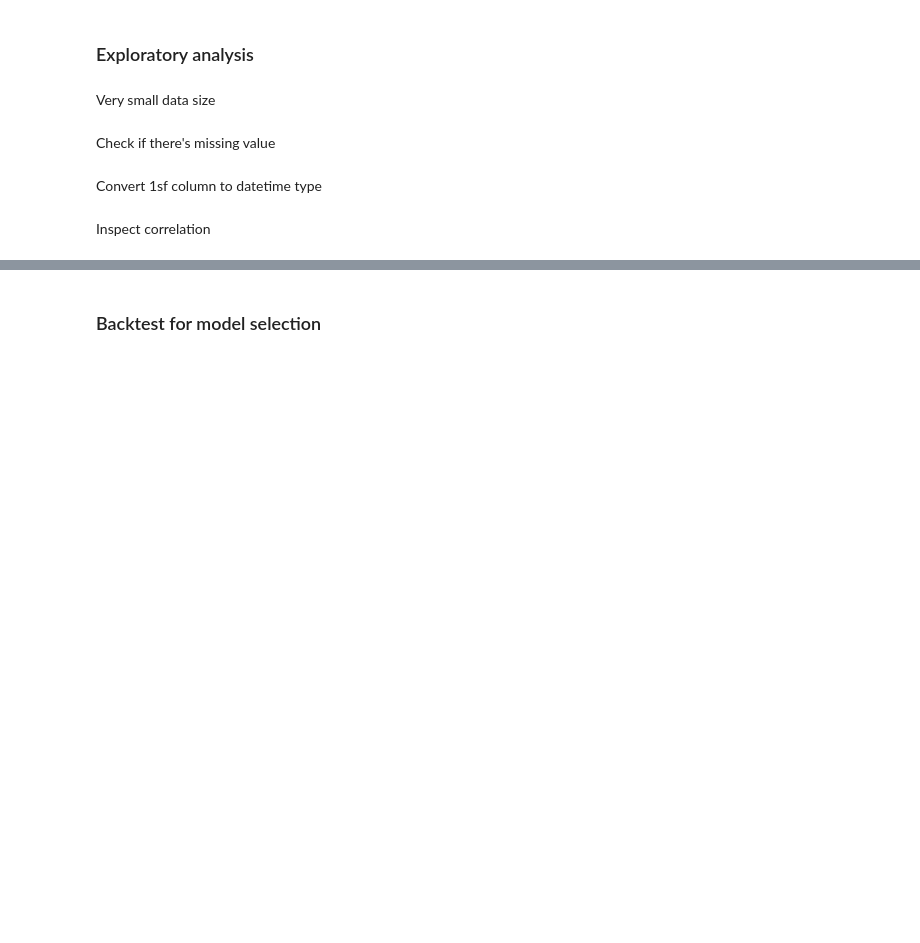
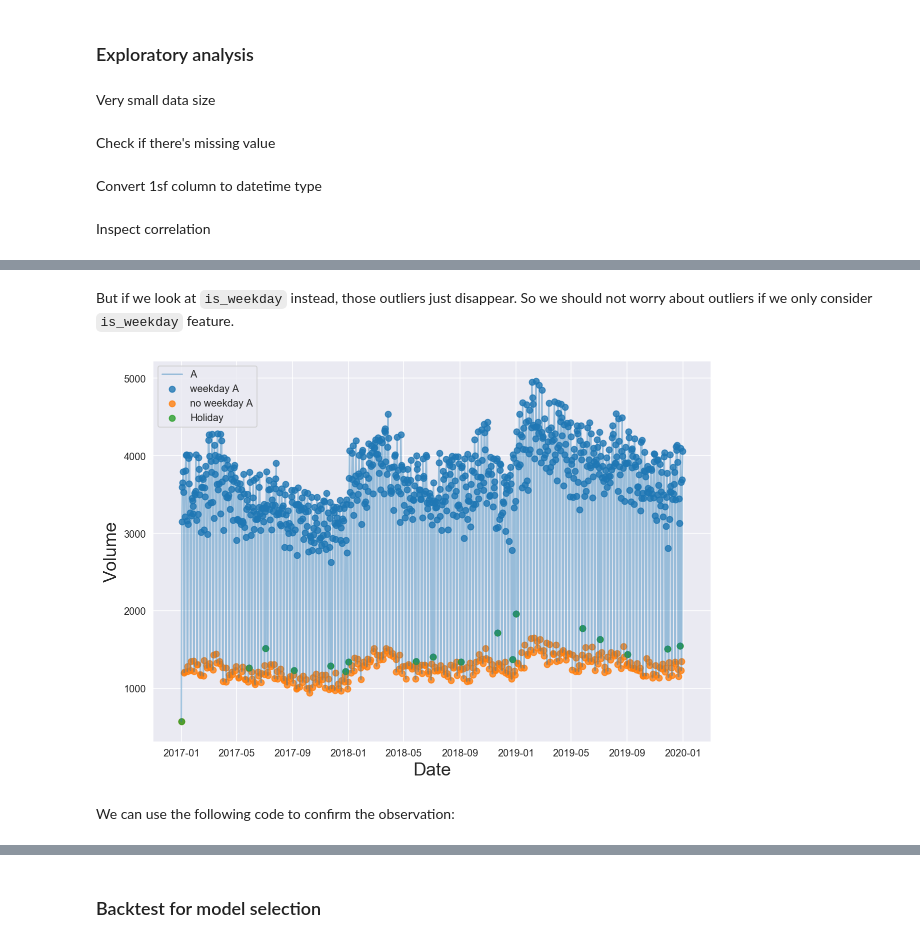
Before and after one commit to empyriumz/CoverMyMeds_TimeSeries, a Jupyter notebook: development.ipynb, the cells around one changed output, grey strips where cells are left out. Cells and saved outputs as stored; diff of their text form; code cells hidden in the pictures; blank space fills up the shorter version.

```diff
--- a/development.ipynb
+++ b/development.ipynb
@@ -127,0 +117,13 @@ model.error_rate[-len(model.test):].mean()
+# %%
+def plot_weekday(col = 'vol_A'):
+    plt.figure(figsize=(10,7))
+    plt.plot(df_new.index, df_new[col], label="A" ,alpha=0.4)
+    plt.scatter(df_new.index[(df_new['is_weekday']==True)], df_new[col][(df_new['is_weekday']==True)], label='weekday A', alpha=0.8)
+    plt.scatter(df_new.index[(df_new['is_weekday']==False)], df_new[col][(df_new['is_weekday']==False)], label='no weekday A', alpha=0.8)
+    plt.scatter(df_new.index[df_new['is_holiday']==True], df_new[col][df_new['is_holiday']==True], label='Holiday', alpha=0.8)
+
+    plt.xlabel("Date", fontsize=18)
+    plt.ylabel("Volume", fontsize=18)
+
+    plt.legend()
+    plt.show()
@@ -127,0 +148,8 @@ model.error_rate[-len(model.test):].mean()
+# %% [markdown]
+But if we look at `is_weekday` instead, those outliers just disappear. So we should not worry about outliers if we only consider `is_weekday` feature.
+# %%
+plot_weekday(col='vol_C')
+# %% [output]
+[figure, added]
+# %% [markdown]
+We can use the following code to confirm the observation:
```
Also changed, not shown: parts of 31 cells of this notebook, 2 other files.
